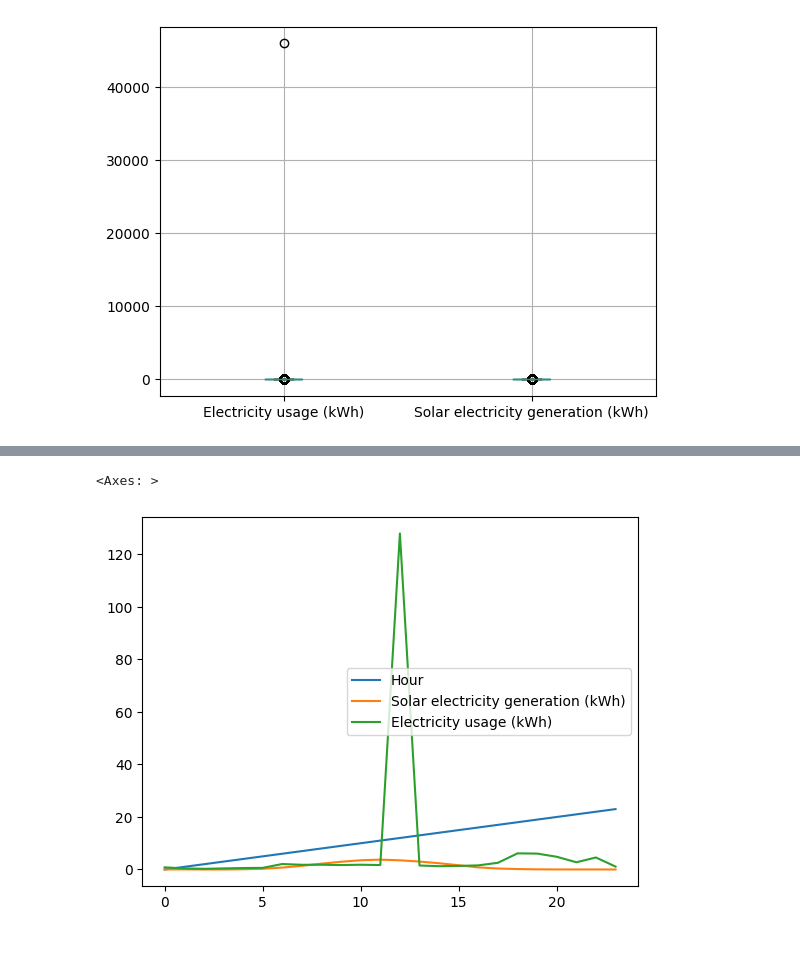
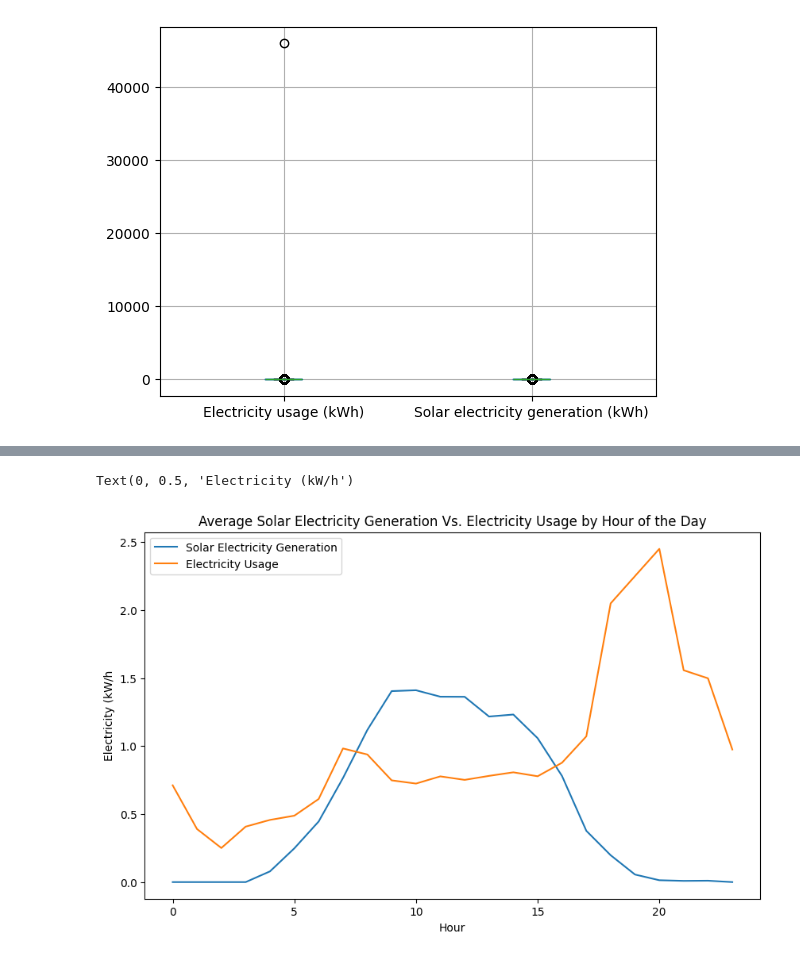
Before and after one commit to mut-rogers/Hackathon-Challenge-Analyzing-Solar-Generation-and-Battery-Usage-, a Jupyter notebook: solar.ipynb, the cells around one changed output, grey strips where cells are left out. Saved outputs shown, nothing was run; the diff lists cells and outputs as text; code cells hidden in the pictures.

```diff
--- a/solar.ipynb
+++ b/solar.ipynb
@@ -138,6 +153,15 @@ sns.boxplot(data=solar_dataset, y="Electricity usage (kWh)")
 average_df = solar_dataset.groupby("Hour").agg({"Solar electricity generation (kWh)": "mean", "Electricity usage (kWh)": "mean"}).reset_index()
-# %%
-average_df.plot(kind="line")
-# %% [output]
-<Axes: >
-[figure, removed]
+# %%
+average_df = solar_dataset.groupby("Hour").agg({"Solar electricity generation (kWh)": "mean", "Electricity usage (kWh)": "mean"}).reset_index()
+
+fig, ax = plt.subplots(figsize=(10, 6))
+
+sns.lineplot(data=average_df, x="Hour", y="Solar electricity generation (kWh)", label="Solar Electricity Generation")
+sns.lineplot(data=average_df, x="Hour", y="Electricity usage (kWh)", label="Electricity Usage")
+
+plt.title("Average Solar Electricity Generation Vs. Electricity Usage by Hour of the Day")
+plt.xlabel("Hour")
+plt.ylabel("Electricity (kW/h")
+# %% [output]
+Text(0, 0.5, 'Electricity (kW/h')
+[figure, added]
```
Also changed, not shown: parts of 10 cells of this notebook.
